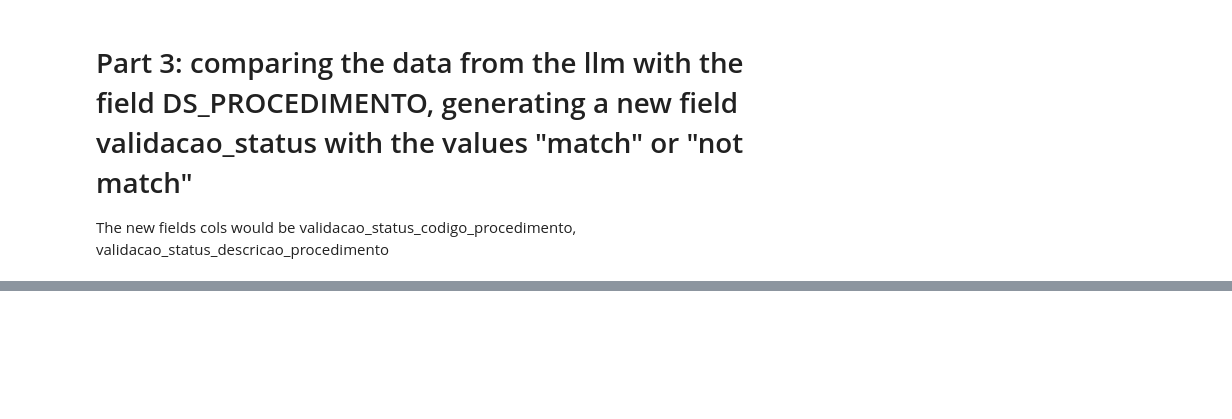
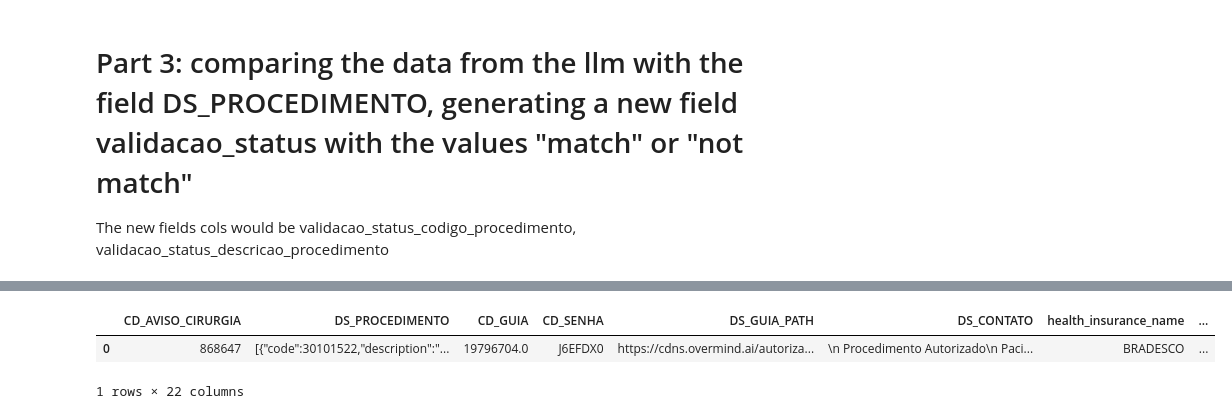
Before and after one commit to joao-thomaz-mle/autorizacoes-api, a Jupyter notebook: POC/05_aut_validation.ipynb, the cells around one changed output, grey strips where cells are left out. Saved outputs shown, nothing was run; the diff lists cells and outputs as text; code cells hidden in the pictures; blank space fills up the shorter version.

```diff
--- a/POC/05_aut_validation.ipynb
+++ b/POC/05_aut_validation.ipynb
@@ -545,0 +893,18 @@ llm_results_df.head()
+# %%
+llm_results_df["llm_full_results"] = llm_results_df.apply(lambda row: {
+    "procedimentos_autorizados": row.get("procedimentos_autorizados_llm", []),
+    "paciente": row.get('paciente_llm', ""),
+    "codigo_autorizado": row.get("codigo_autorizado_llm", ""),
+    "senha": row.get("senha_llm", ""),
+    "validade_senha": row.get("validade_senha_llm", ""),
+    "data_solicitacao": row.get("data_solicitacao_llm", ""),
+    "observacoes_opme": row.get("observacoes_opme_llm", ""),
+    "observacoes_gerais": row.get("observacoes_gerais_llm", ""),
+    "profissional_solicitante": row.get("profissional_solicitante_llm", "")
+}, axis=1)
+
+llm_results_df.head(3)
+# %% [output]
+|  | CD_AVISO_CIRURGIA | DS_PROCEDIMENTO | CD_GUIA | CD_SENHA | DS_GUIA_PATH | DS_CONTATO | health_insurance_name | ... |
+| 0 | 868647 | [{"code":30101522,"description":"... | 19796704.0 | J6EFDX0 | https://cdns.overmind.ai/autoriza... | \n Procedimento Autorizado\n Paci... | BRADESCO | ... |
+1 rows × 22 columns
```
Also changed, not shown: parts of 33 cells of this notebook, 2 other files.
